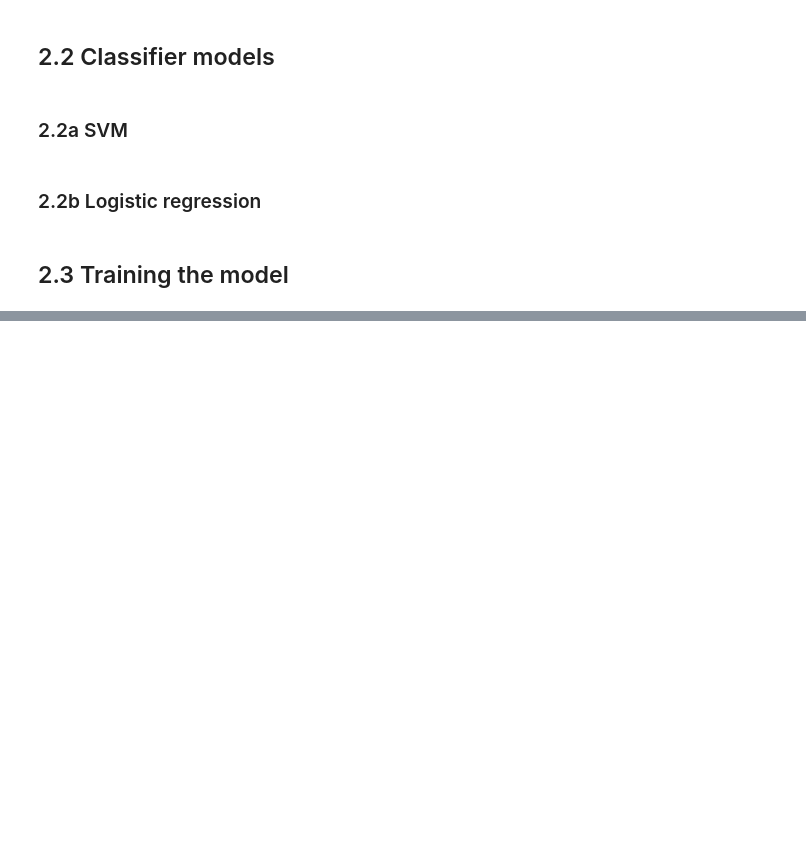
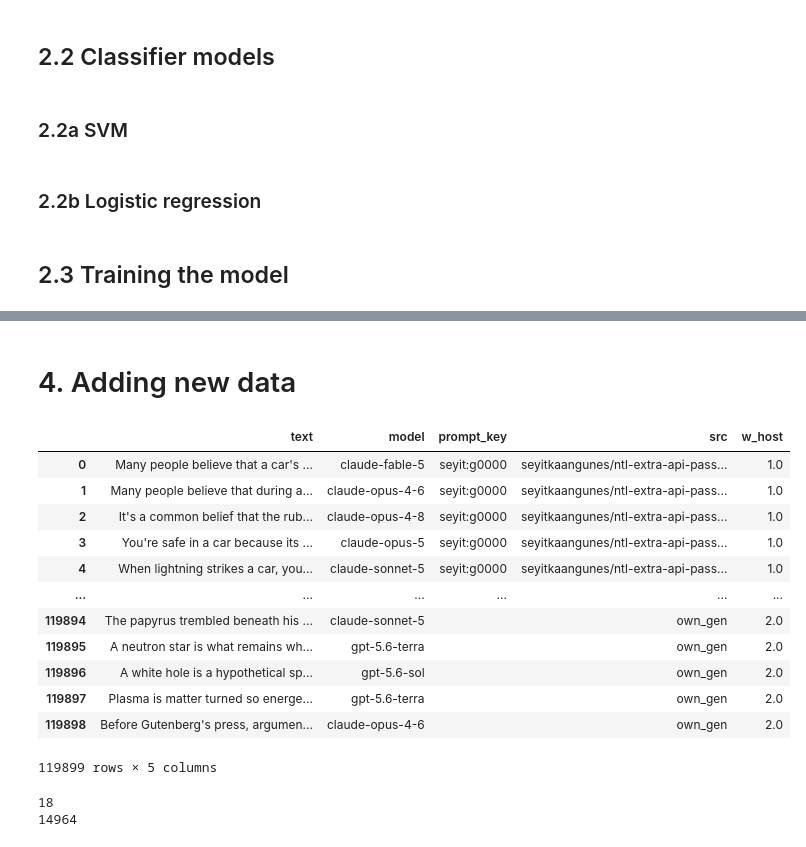
Before and after one commit to alvinnnnnnnnnn/Name-That-LLM, a Jupyter notebook: part1.ipynb, the cells around one changed output, grey strips where cells are left out. Drawn from its saved outputs; the diff is of its cells as text; code cells hidden in the pictures; blank space fills up the shorter version.

```diff
--- a/part1.ipynb
+++ b/part1.ipynb
@@ -141,0 +206,27 @@ how to read the heatmap:
+# %% [markdown]
+# 4. Adding new data
+# %%
+EXTRA = f'{DATA}/nlm-matched-clean/'
+
+extra_data = pd.read_parquet(f'{EXTRA}/nlm_pool_v5.parquet')
+extra_data
+# %% [output]
+|  | text | model | prompt_key | src | w_host |
+| 0 | Many people believe that a car's ... | claude-fable-5 | seyit:g0000 | seyitkaangunes/ntl-extra-api-pass... | 1.0 |
+| 1 | Many people believe that during a... | claude-opus-4-6 | seyit:g0000 | seyitkaangunes/ntl-extra-api-pass... | 1.0 |
+| 2 | It's a common belief that the rub... | claude-opus-4-8 | seyit:g0000 | seyitkaangunes/ntl-extra-api-pass... | 1.0 |
+| 3 | You're safe in a car because its ... | claude-opus-5 | seyit:g0000 | seyitkaangunes/ntl-extra-api-pass... | 1.0 |
+| 4 | When lightning strikes a car, you... | claude-sonnet-5 | seyit:g0000 | seyitkaangunes/ntl-extra-api-pass... | 1.0 |
+| ... | ... | ... | ... | ... | ... |
+| 119894 | The papyrus trembled beneath his ... | claude-sonnet-5 |  | own_gen | 2.0 |
+| 119895 | A neutron star is what remains wh... | gpt-5.6-terra |  | own_gen | 2.0 |
+| 119896 | A white hole is a hypothetical sp... | gpt-5.6-sol |  | own_gen | 2.0 |
+| 119897 | Plasma is matter turned so energe... | gpt-5.6-terra |  | own_gen | 2.0 |
+| 119898 | Before Gutenberg's press, argumen... | claude-opus-4-6 |  | own_gen | 2.0 |
+119899 rows × 5 columns
+# %%
+print(extra_data["model"].nunique())
+print(extra_data["prompt_key"].nunique())
+# %% [output]
+18
+14964
```
Also changed, not shown: parts of 13 cells of this notebook, 4 other files.
